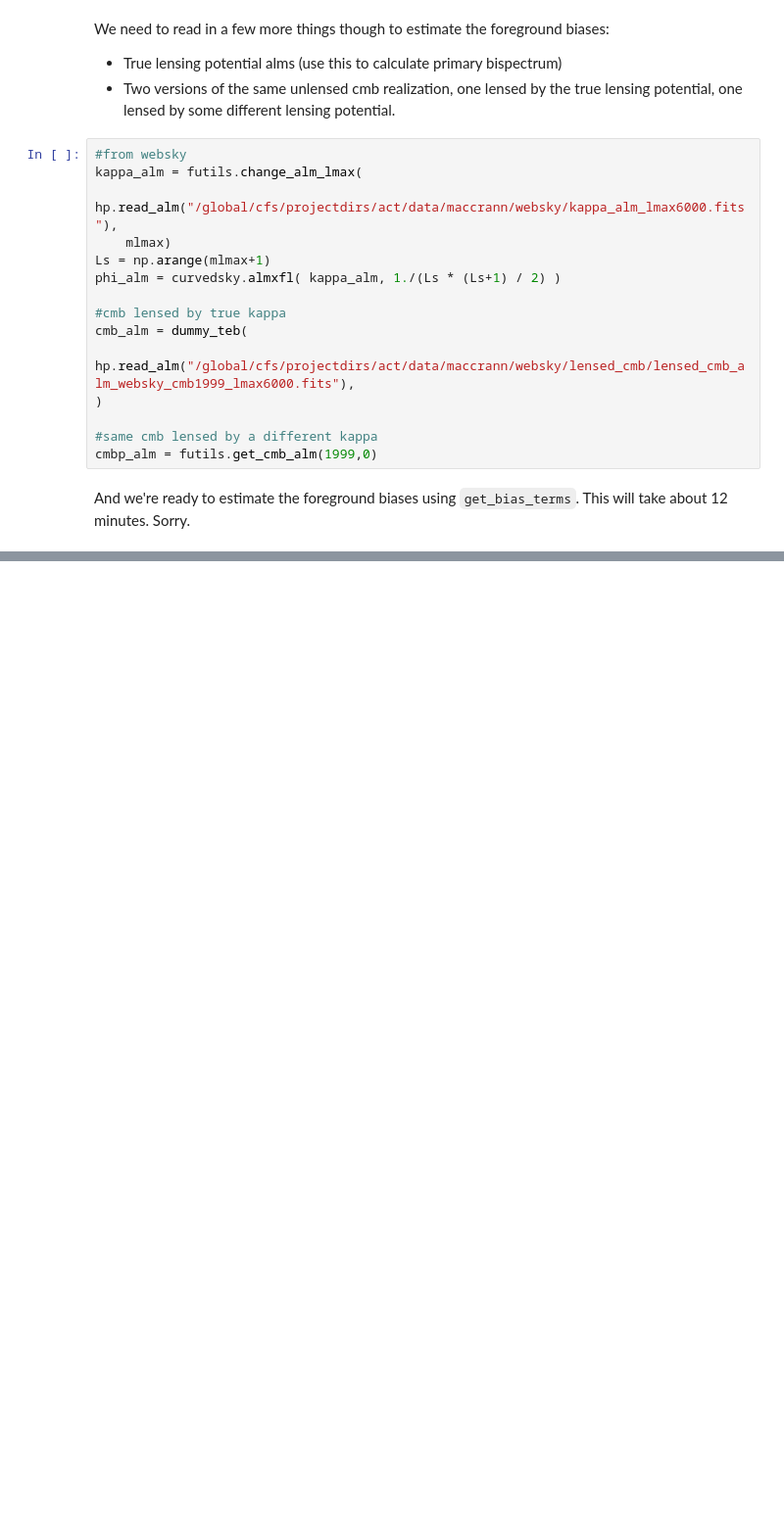
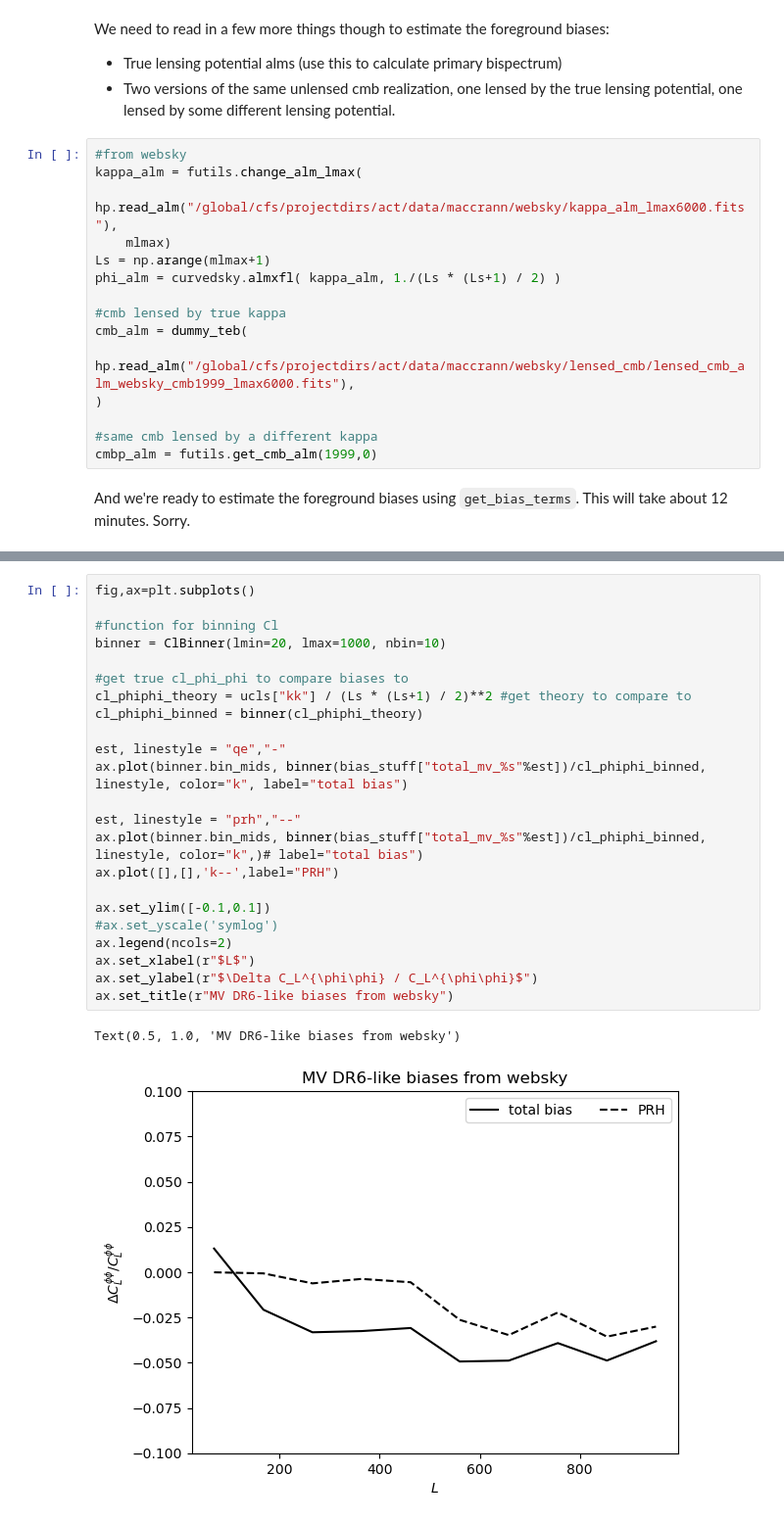
Before and after one commit to simonsobs/fgbias, a Jupyter notebook: examples/dr6_bias.ipynb, the cells around one changed output, grey strips where cells are left out. Shown at 98% size. Drawn from its saved outputs; the diff is of its cells as text; blank space fills up the shorter version.

```diff
--- a/examples/dr6_bias.ipynb
+++ b/examples/dr6_bias.ipynb
@@ -163,0 +207,26 @@ Text(0.5, 1.0, 'DR6-like biases from websky')
+# %%
+fig,ax=plt.subplots()
+
+#function for binning Cl
+binner = ClBinner(lmin=20, lmax=1000, nbin=10)
+
+#get true cl_phi_phi to compare biases to
+cl_phiphi_theory = ucls["kk"] / (Ls * (Ls+1) / 2)**2 #get theory to compare to
+cl_phiphi_binned = binner(cl_phiphi_theory)
+
+est, linestyle = "qe","-"
+ax.plot(binner.bin_mids, binner(bias_stuff["total_mv_%s"%est])/cl_phiphi_binned, linestyle, color="k", label="total bias")
+
+est, linestyle = "prh","--"
+ax.plot(binner.bin_mids, binner(bias_stuff["total_mv_%s"%est])/cl_phiphi_binned, linestyle, color="k",)# label="total bias")
+ax.plot([],[],'k--',label="PRH")
+
+ax.set_ylim([-0.1,0.1])
+#ax.set_yscale('symlog')
+ax.legend(ncols=2)
+ax.set_xlabel(r"$L$")
+ax.set_ylabel(r"$\Delta C_L^{\phi\phi} / C_L^{\phi\phi}$")
+ax.set_title(r"MV DR6-like biases from websky")
+# %% [output]
+Text(0.5, 1.0, 'MV DR6-like biases from websky')
+[figure, added]
```
Also changed, not shown: parts of 8 cells of this notebook, 1 other file.
